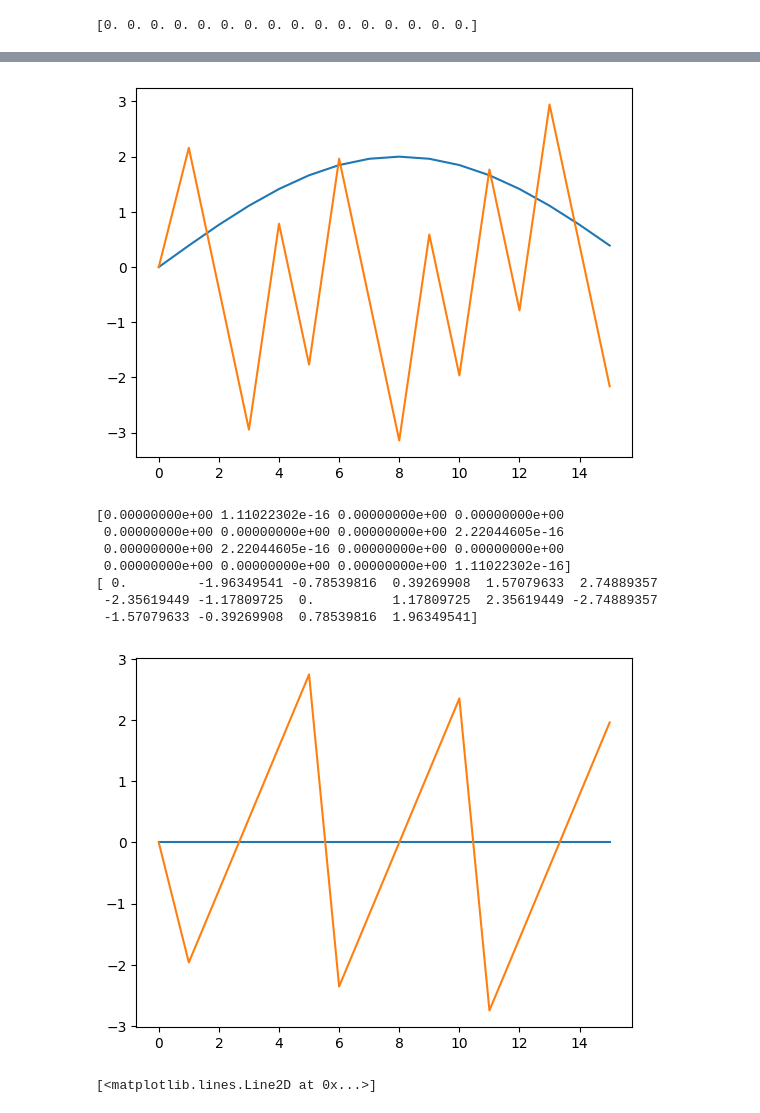
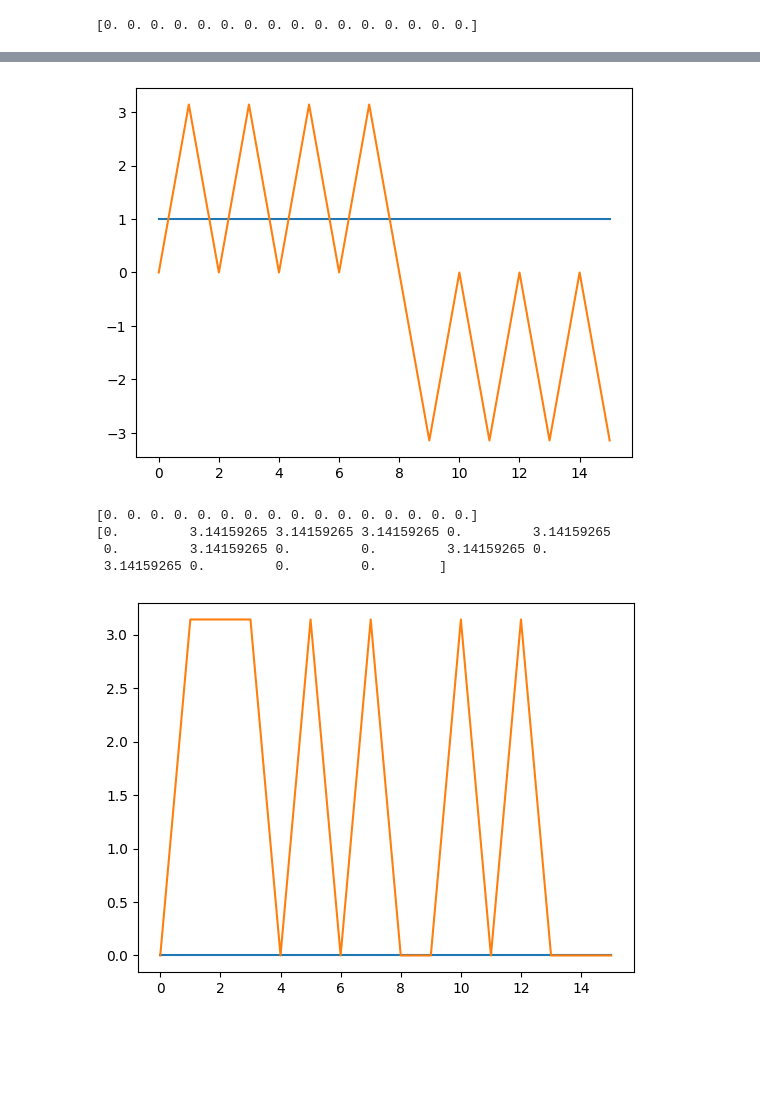
Before and after one commit to re1983/two-dimensional-Fourier-transform, a Jupyter notebook: 1dfft_test.ipynb, the cells around one changed output, grey strips where cells are left out. Cells and saved outputs as stored; diff of their text form; code cells hidden in the pictures; blank space fills up the shorter version.

```diff
--- a/1dfft_test.ipynb
+++ b/1dfft_test.ipynb
@@ -82,14 +82,14 @@ import numpy as np
 import matplotlib.pyplot as plot
 Z = np.zeros((16, ))
 data = Z.copy()
-data[3] = 1
-data[4] = -1
+data[2] = 1
+# data[2] = -1
 plot.plot(data)
 plot.show()
 
 new_data = Z.copy()
-new_data[6] = -1
-new_data[7] = 1
+new_data[8] = 1
+# new_data[14] = -1
 plot.plot(new_data)
 plot.show()
 # # initial time period, final time period and phase angle
@@ -125,7 +125,7 @@ plot.show()
 
 abs_magnitude = np.abs(magnitude - new_magnitude)
 print(abs_magnitude)
-dif_phase = (phase - new_phase)
+dif_phase = np.angle(phase - new_phase)
 print(dif_phase)
 
 # Plot the signal
@@ -135,8 +135,21 @@ plot.show()
 
 
 dif_imag = spectrum.imag - new_spectrum.imag
-ifft_spectrum = ifft(magnitude + new_spectrum.imag)
+ifft_spectrum = ifft(spectrum + new_spectrum)
 # ifft_spectrum = ifft(spectrum.real + 1j * dif_phase)
 plot.plot(ifft_spectrum.real)
 # plot.plot(ifft_spectrum)
+plot.show()
+
+
+x = np.arange(len(new_data))
+new_spectrum = fft(new_data)
+new_spectrum = new_spectrum.real + new_spectrum.imag * -(6j)
+
+
+shifted_spectrum = new_spectrum.real + new_spectrum.imag * -(6j)
+# shifting = np.angle(shifted_spectrum) - np.angle(new_spectrum)
+shifting = ifft(shifted_spectrum)
+plot.plot(shifting.real)
+plot.show()
 # %% [output]
@@ -146,10 +159,6 @@ plot.plot(ifft_spectrum.real)
-[figure, old version]
+[figure, new version]
-[0.00000000e+00 1.11022302e-16 0.00000000e+00 0.00000000e+00
- 0.00000000e+00 0.00000000e+00 0.00000000e+00 2.22044605e-16
- 0.00000000e+00 2.22044605e-16 0.00000000e+00 0.00000000e+00
- 0.00000000e+00 0.00000000e+00 0.00000000e+00 1.11022302e-16]
-[ 0.         -1.96349541 -0.78539816  0.39269908  1.57079633  2.74889357
- -2.35619449 -1.17809725  0.          1.17809725  2.35619449 -2.74889357
- -1.57079633 -0.39269908  0.78539816  1.96349541]
+[0. 0. 0. 0. 0. 0. 0. 0. 0. 0. 0. 0. 0. 0. 0. 0.]
+[0.         3.14159265 3.14159265 3.14159265 0.         3.14159265
+ 0.         3.14159265 0.         0.         3.14159265 0.
+ 3.14159265 0.         0.         0.        ]
-[figure, old version]
+[figure, new version]
-[<matplotlib.lines.Line2D at 0x...>]
```
Also changed, not shown: parts of 2 cells of this notebook.
